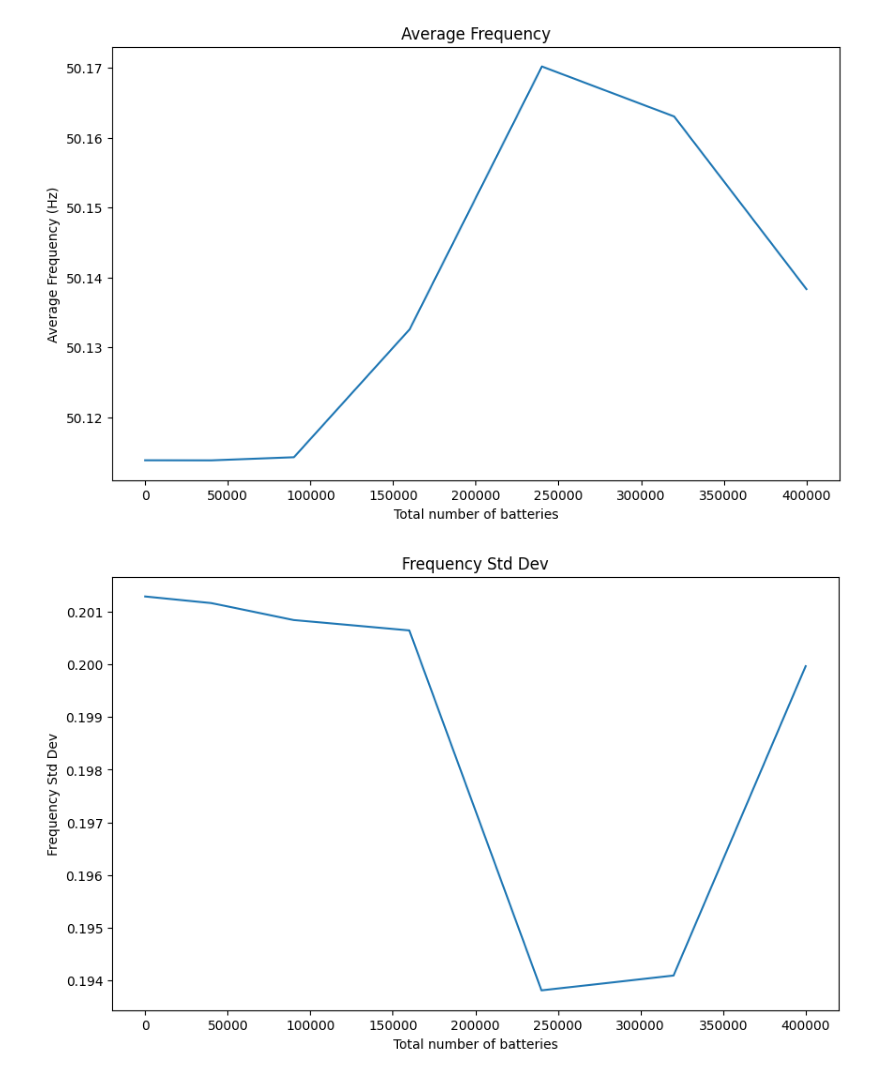
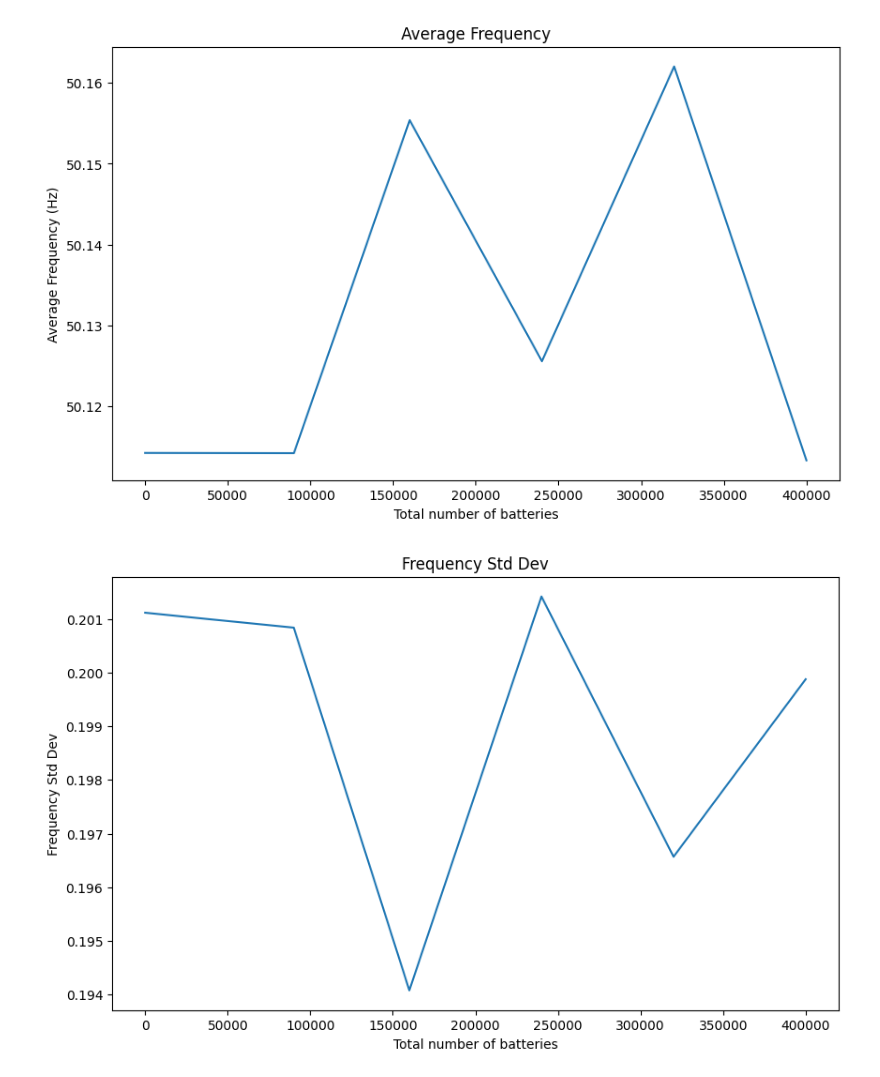
Before and after one commit to joachimbulow/energy-balancing-mvp, a Jupyter notebook: simulation-viz.ipynb, the cells around one changed output. Cells and saved outputs as stored; diff of their text form; code cells hidden in the pictures.

Commit message:
feat: simulation 3

```diff
--- a/simulation-viz.ipynb
+++ b/simulation-viz.ipynb
@@ -80,8 +80,8 @@ def plotSimulation(file_path):
     ax.yaxis.set_major_formatter(ticker.FormatStrFormatter('%.6f'))
     plt.show()
 # %%
-file_path = './simulations2.csv'
+file_path = './simulations3.csv'
 plotSimulation(file_path)
 # %% [output]
-[figure, old version]
+[figure, new version]
-[figure, old version]
+[figure, new version]
```
Also changed, not shown: parts of 1 cell of this notebook, 1 other file.
